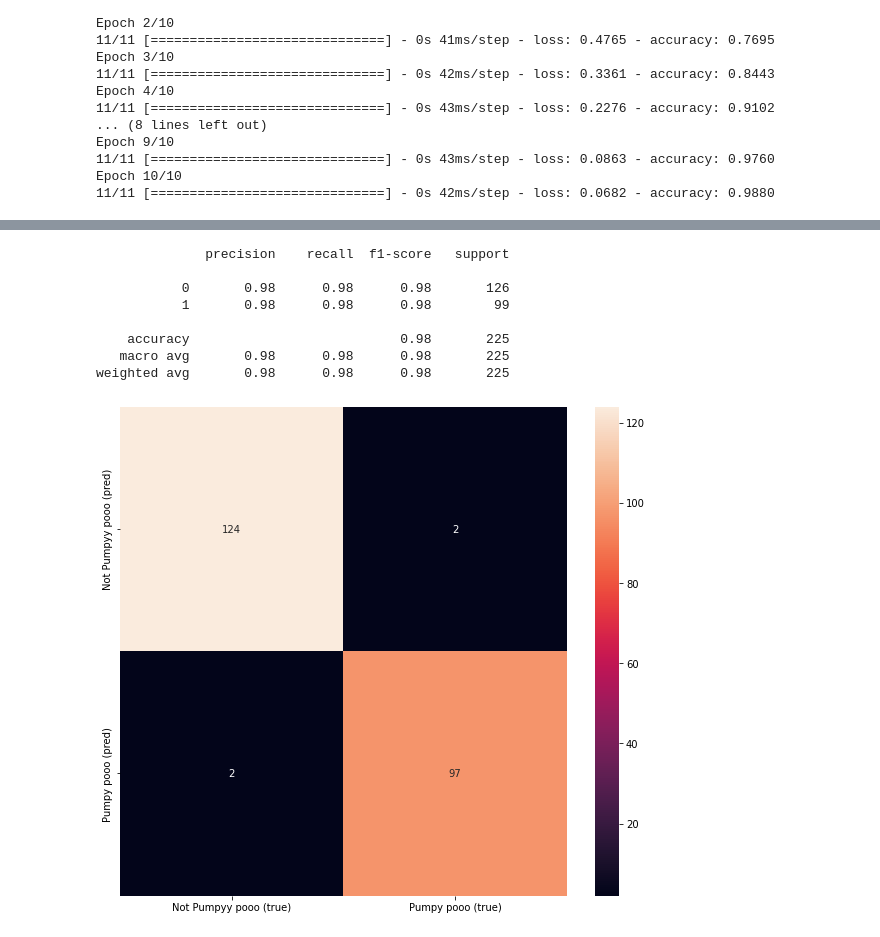
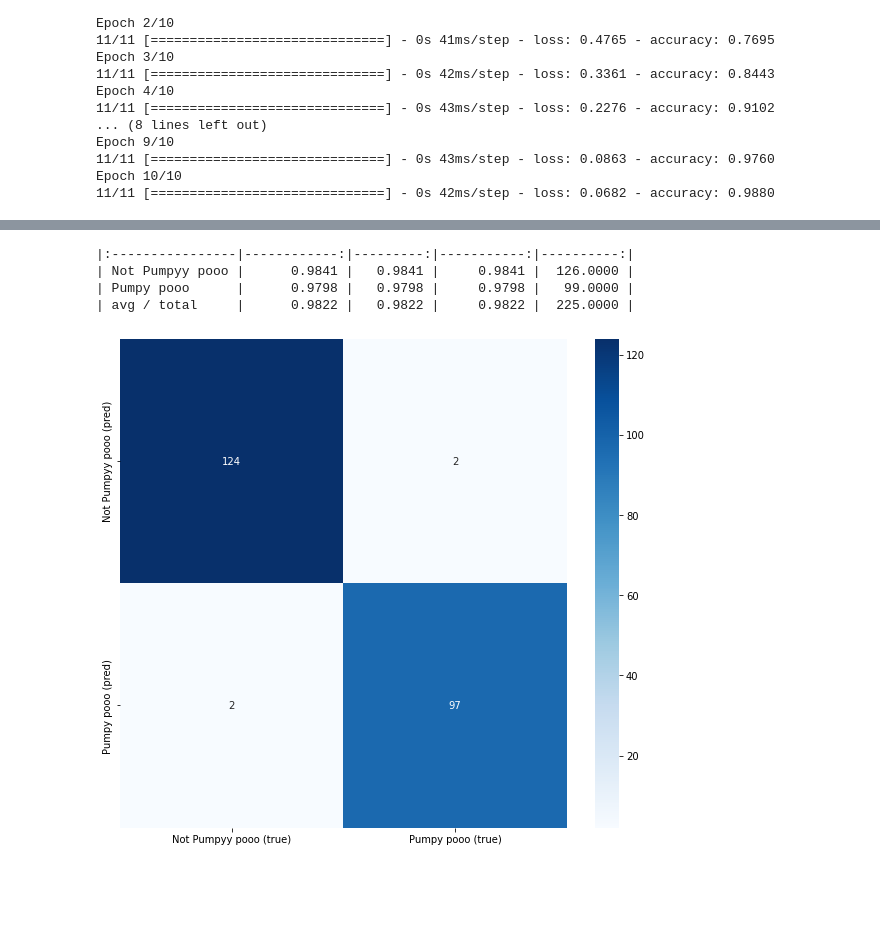
Before and after one commit to Lidiia-Afanasieva/ISSvsSteven, a Jupyter notebook: ISSvsSteven.ipynb, the cells around one changed output, grey strips where cells are left out. Cells and saved outputs as stored; diff of their text form; code cells hidden in the pictures; blank space fills up the shorter version.

```diff
--- a/ISSvsSteven.ipynb
+++ b/ISSvsSteven.ipynb
@@ -306,25 +378,21 @@ weighted avg       0.97      0.97      0.97        92
 # %%
 # TEST
 
 y_pred2 = model.predict(x_test)
 y_pred_cls2 = np.argmax(y_pred2, axis=1)
 y_true2 = np.argmax(y_test, axis=1)
 conf_mat2 = confusion_matrix(y_true2, y_pred_cls2)
 print(classification_report(y_true2, y_pred_cls2))
 f, ax = plt.subplots(figsize=(10, 9))
-sns.heatmap(conf_mat2, annot=True, fmt='.0f')
+sns.heatmap(conf_mat2, annot=True, fmt='.0f', cmap='Blues')
 ax.set_xticklabels([item + ' (true)' for item in classes])
 ax.set_yticklabels([item + ' (pred)' for item in classes])
 plt.show()
 # %% [output]
-              precision    recall  f1-score   support
-
-           0       0.98      0.98      0.98       126
-           1       0.98      0.98      0.98        99
-
-    accuracy                           0.98       225
-   macro avg       0.98      0.98      0.98       225
-weighted avg       0.98      0.98      0.98       225
+|:----------------|------------:|---------:|-----------:|----------:|
+| Not Pumpyy pooo |      0.9841 |   0.9841 |     0.9841 |  126.0000 |
+| Pumpy pooo      |      0.9798 |   0.9798 |     0.9798 |   99.0000 |
+| avg / total     |      0.9822 |   0.9822 |     0.9822 |  225.0000 |
-[figure, old version]
+[figure, new version]
 # %%
 # os.remove('/content/drive/MyDrive/steven/Стивен из вселенной Стивена и международная космическая станция/Стивен из вселенной Стивена/Screenshot_520.png')
```
Also changed, not shown: parts of 8 cells of this notebook.
